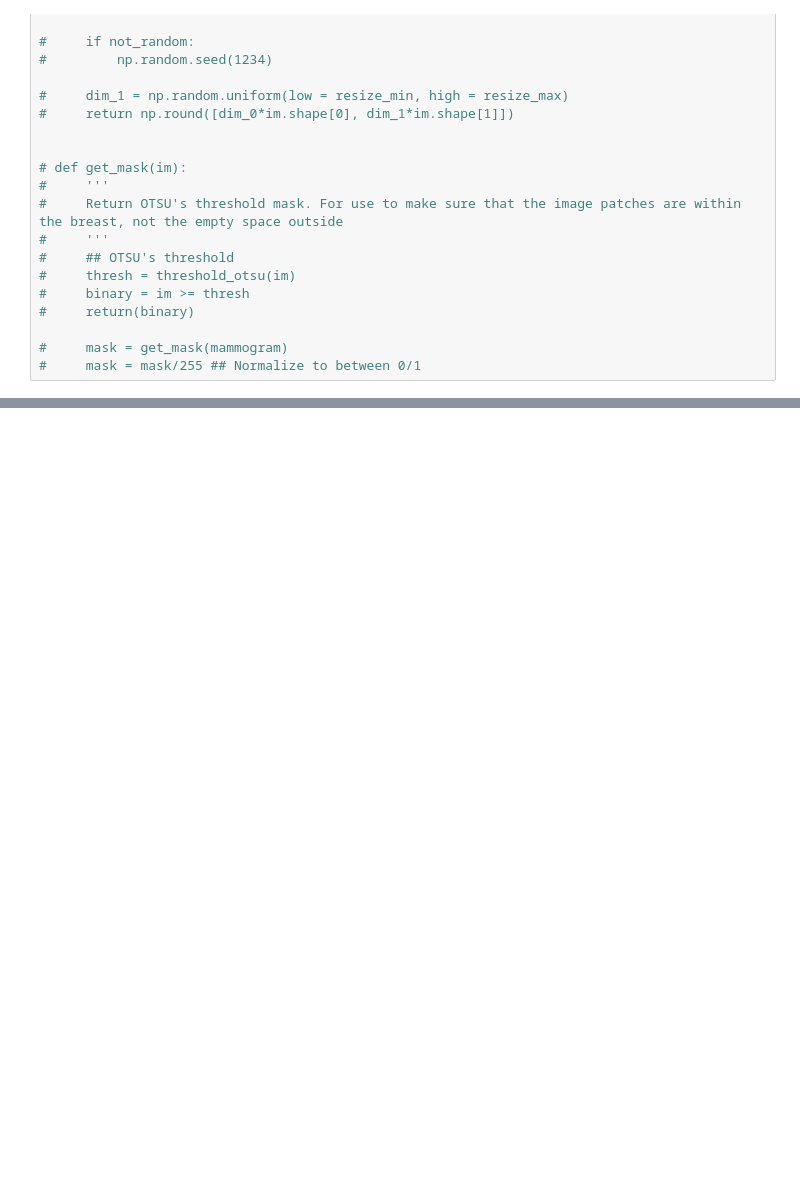
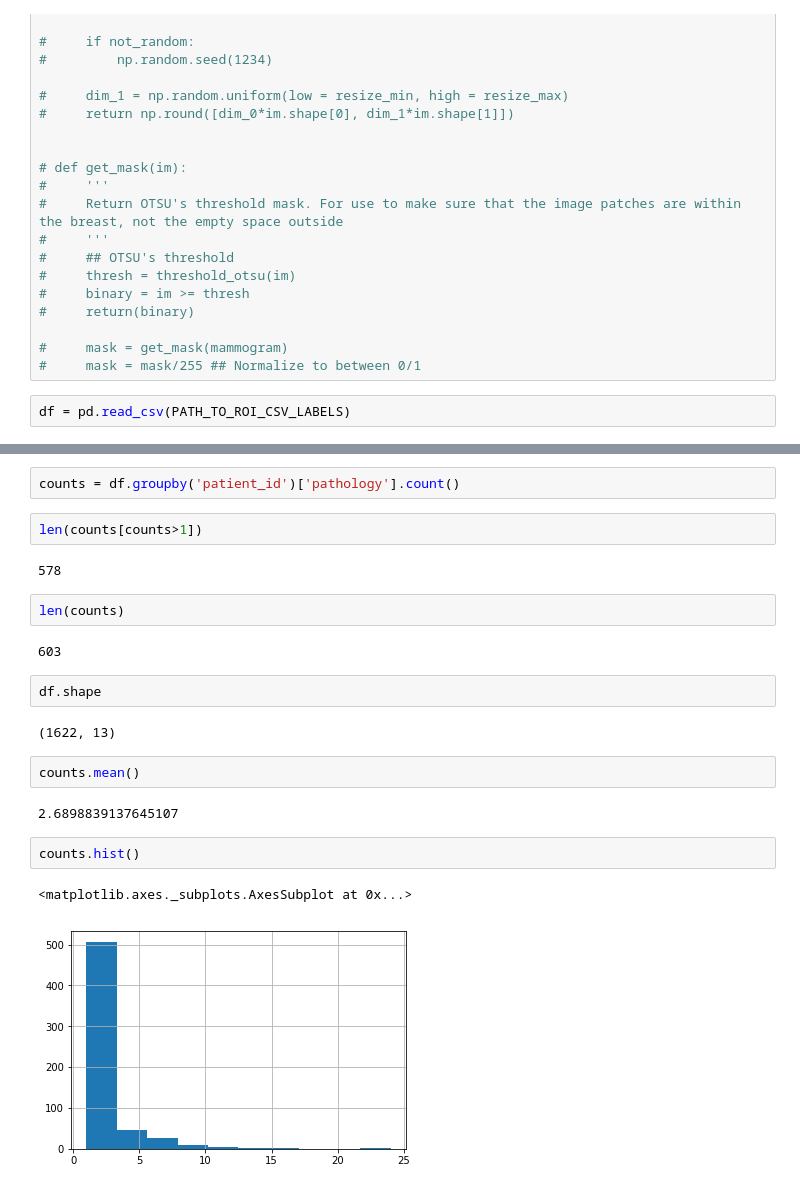
Before and after one commit to jlandesman/mammoGAN, a Jupyter notebook: src/Image Preprocessing.ipynb, the cells around one changed output, grey strips where cells are left out. Drawn from its saved outputs; the diff is of its cells as text; blank space fills up the shorter version.

Commit message:
updated image preprocessing

```diff
--- a/src/Image Preprocessing.ipynb
+++ b/src/Image Preprocessing.ipynb
@@ -493,3 +510,5 @@ rotation_angle = np.random.randint(low = 0, high = MAX_ROTATE)
 
 #     mask = get_mask(mammogram)
 #     mask = mask/255 ## Normalize to between 0/1
+# %%
+df = pd.read_csv(PATH_TO_ROI_CSV_LABELS)
@@ -495,0 +524,23 @@ rotation_angle = np.random.randint(low = 0, high = MAX_ROTATE)
+# %%
+counts = df.groupby('patient_id')['pathology'].count()
+# %%
+len(counts[counts>1])
+# %% [output]
+578
+# %%
+len(counts)
+# %% [output]
+603
+# %%
+df.shape
+# %% [output]
+(1622, 13)
+# %%
+counts.mean()
+# %% [output]
+2.6898839137645107
+# %%
+counts.hist()
+# %% [output]
+<matplotlib.axes._subplots.AxesSubplot at 0x...>
+[figure, added]
```
Also changed, not shown: parts of 3 cells of this notebook, 1 other file.
